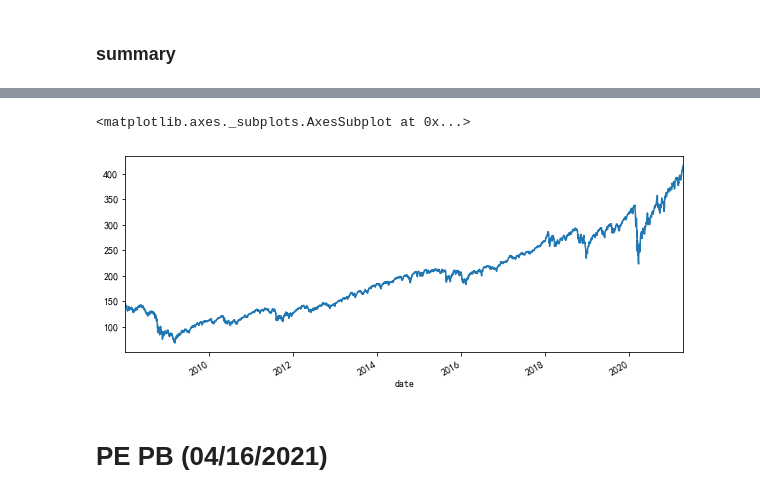
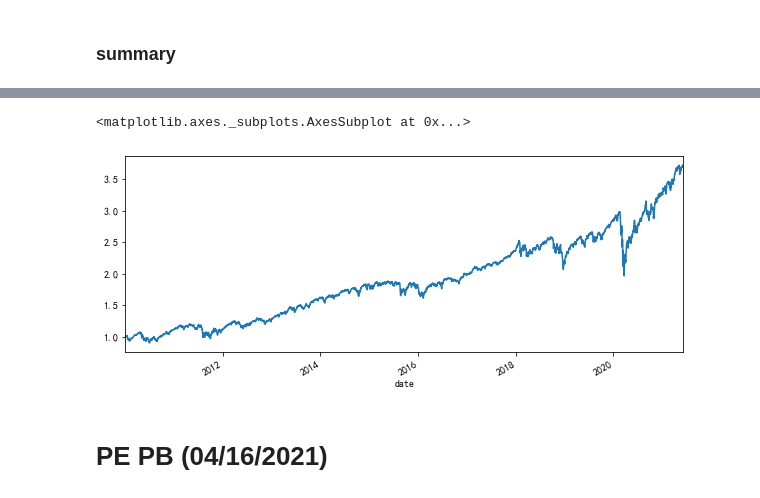
Before and after one commit to yuwei2341/stocks, a Jupyter notebook: Stock_MA.ipynb, the cells around one changed output, grey strips where cells are left out. Drawn from its saved outputs; the diff is of its cells as text; code cells hidden in the pictures.

```diff
--- a/Stock_MA.ipynb
+++ b/Stock_MA.ipynb
@@ -638,15 +650,17 @@ for k, v in df_p.groupby('note'):
 # remove stocks with short history
 dfsa = dfs[~dfs.stock.isin(['BABA', 'FB', 'CMCSA', 'TSLA', # too short
                             'COST', 'WMT', # weird q timing
-                            'AAPL', 'SBUX', 'PG',  # eps coef neg
+                            'AAPL', 'SBUX', 'PG', 'EDU', # eps coef neg
+                            'NFLX', 'AMZN',  # I wouldn't risk 10 years ago
                            ])].copy()
 
 
-year_cut = 2010
+year_start = 2010
 method = note_by_dev  # note_by_dev_strict results are worse
 CASH_QUARTERLY = 1000  # cash to invest quarterly, but only for quarters with undervalued stocks
+QUARTER_TO_SUM = 'Q1'
 
-dfsa = dfsa[dfsa.year >= year_cut]
+dfsa = dfsa[dfsa.year >= year_start]
 dfsa['dev%'] = ((dfsa['predictions'] / dfsa['price_next_q'] - 1) * 100).round()
 dfsa['note'] = dfsa['dev%'].apply(method)
 
@@ -874,11 +911,12 @@ rslp.T
 # %%
 # Check the timing against sp500
 sp500 = ak.stock_us_daily(symbol='SPY', adjust="")
+sp500_cut = sp500[sp500.index.year >= year_start]['close']
 f, a = plt.subplots(figsize=(10, 4))
-sp500[sp500.index.year > 2007]['close'].plot(ax=a)
+(sp500_cut / sp500_cut.iloc[0]).plot(ax=a)
 # %% [output]
 <matplotlib.axes._subplots.AxesSubplot at 0x...>
-[figure, old version]
+[figure, new version]
 # %% [markdown]
 # PE PB (04/16/2021)
 # %%
```
Also changed, not shown: parts of 53 cells of this notebook, 1 other file.
